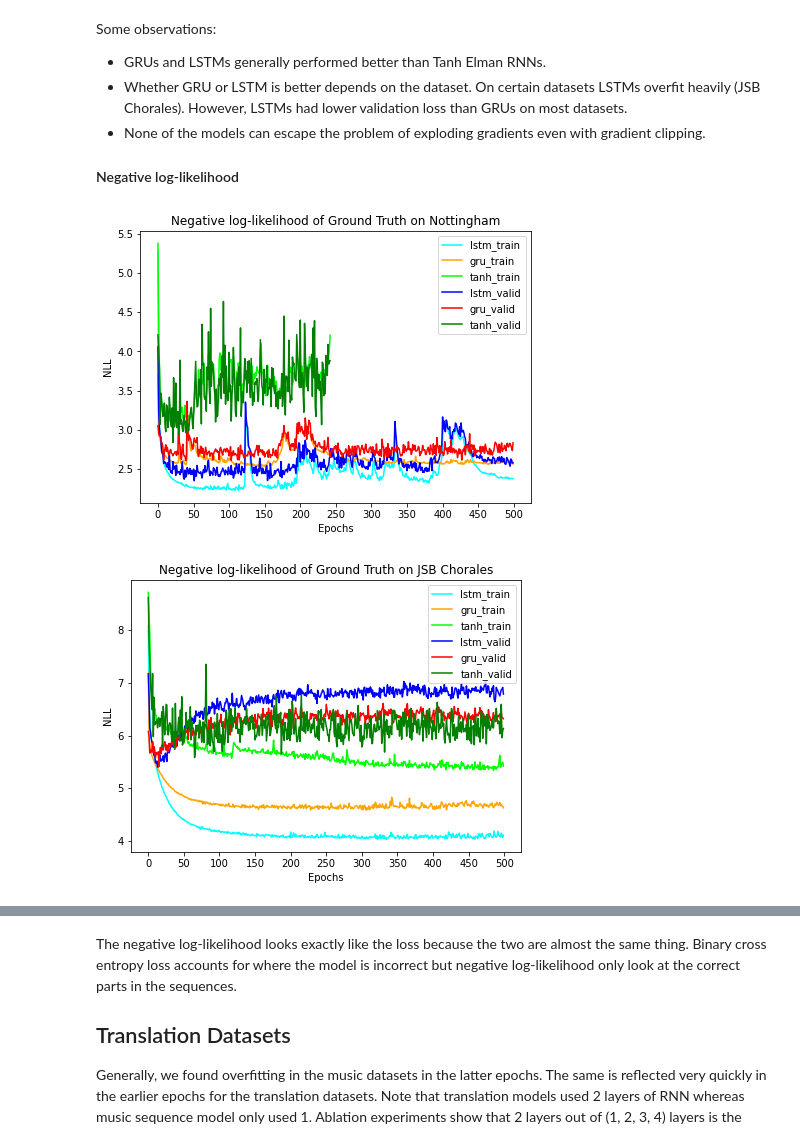
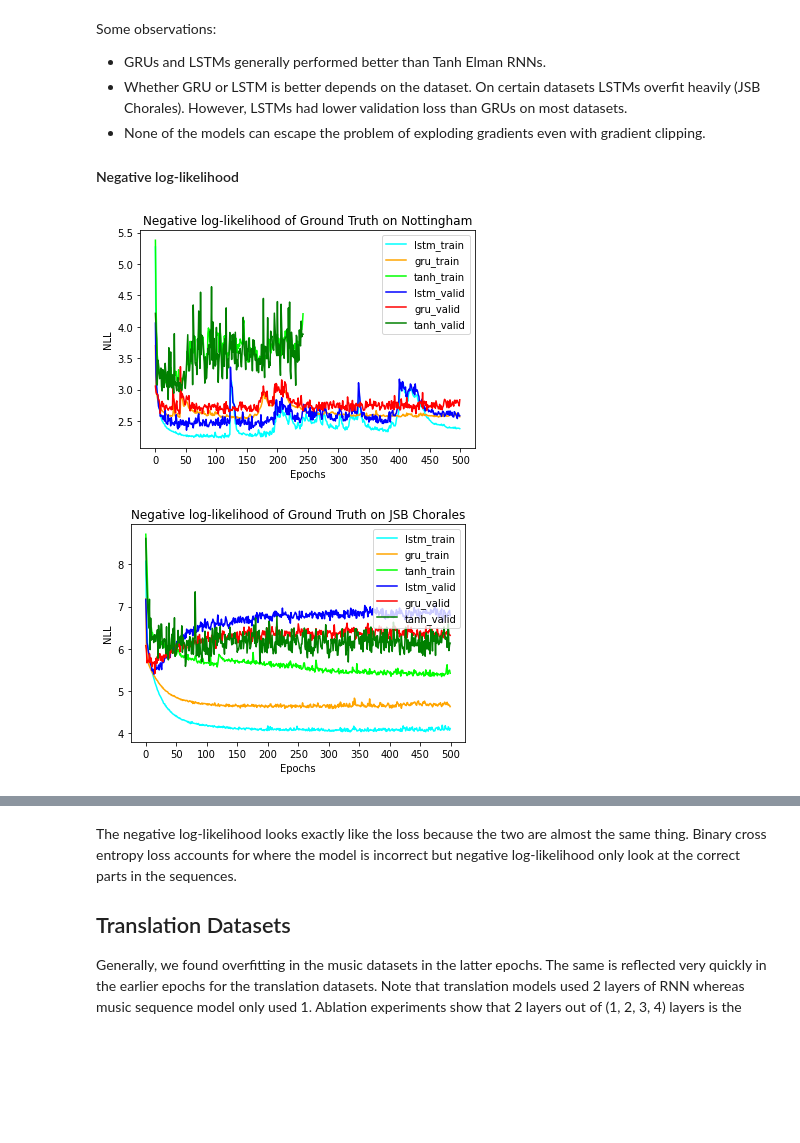
Before and after one commit to 395t/coding-assignment-week-6-seq-1, a Jupyter notebook: notebooks/chung/training_objective_plots.ipynb, the cells around one changed output, grey strips where cells are left out. Cells and saved outputs as stored; diff of their text form; code cells hidden in the pictures; blank space fills up the shorter version.

```diff
--- a/notebooks/chung/training_objective_plots.ipynb
+++ b/notebooks/chung/training_objective_plots.ipynb
@@ -133,11 +133,11 @@ Some observations:
 
 #### Negative log-likelihood
 # %%
-plot_metric("nott", states, (7, 5), save=True)
+plot_metric("nott", states, (6, 4), save=True)
 # %% [output]
-[figure, old version]
+[figure, new version]
 # %%
-plot_metric("jsb", states, (7, 5), save=True)
+plot_metric("jsb", states, (6, 4), save=True)
 # %% [output]
-[figure, old version]
+[figure, new version]
 # %%
```
Also changed, not shown: parts of 14 cells of this notebook, 6 other files.
